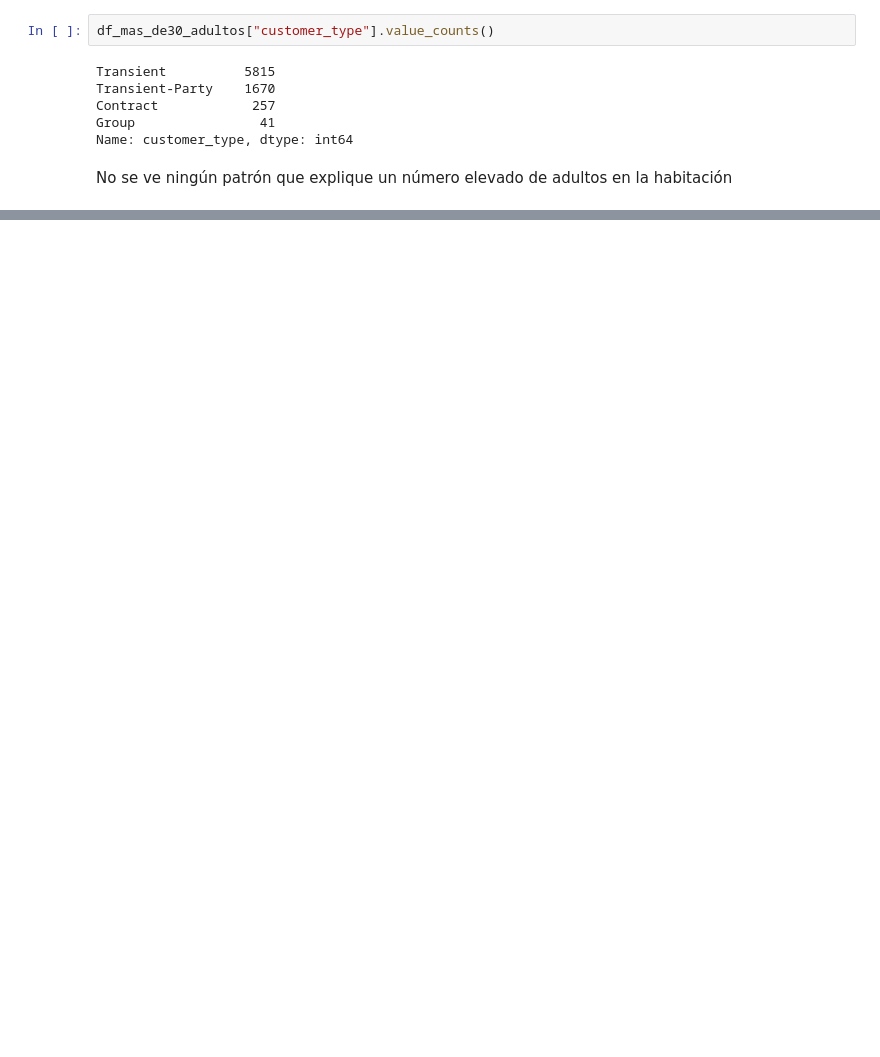
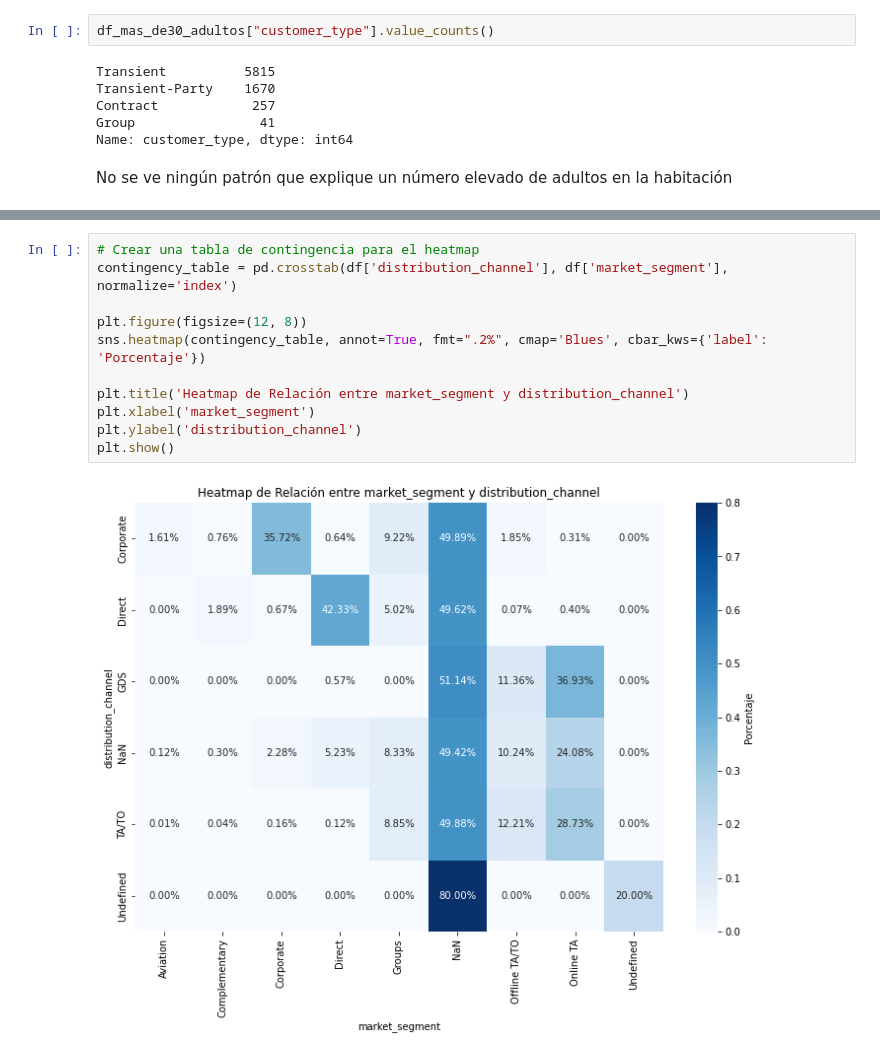
Before and after one commit to carla-caracola/proyecto_analisis_cancelaciones_reservas, a Jupyter notebook: limpieza_transformacion_carmen.ipynb, the cells around one changed output, grey strips where cells are left out. Drawn from its saved outputs; the diff is of its cells as text; blank space fills up the shorter version.

```diff
--- a/limpieza_transformacion_carmen.ipynb
+++ b/limpieza_transformacion_carmen.ipynb
@@ -321,0 +408,13 @@ df_children_nan.describe(include='O')
+# %%
+# Crear una tabla de contingencia para el heatmap
+contingency_table = pd.crosstab(df['distribution_channel'], df['market_segment'], normalize='index')
+
+plt.figure(figsize=(12, 8))
+sns.heatmap(contingency_table, annot=True, fmt=".2%", cmap='Blues', cbar_kws={'label': 'Porcentaje'})
+
+plt.title('Heatmap de Relación entre market_segment y distribution_channel')
+plt.xlabel('market_segment')
+plt.ylabel('distribution_channel')
+plt.show()
+# %% [output]
+[figure, added]
```
Also changed, not shown: parts of 12 cells of this notebook.
